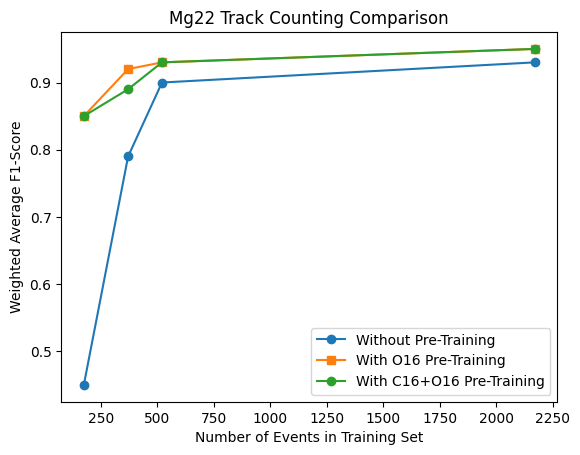
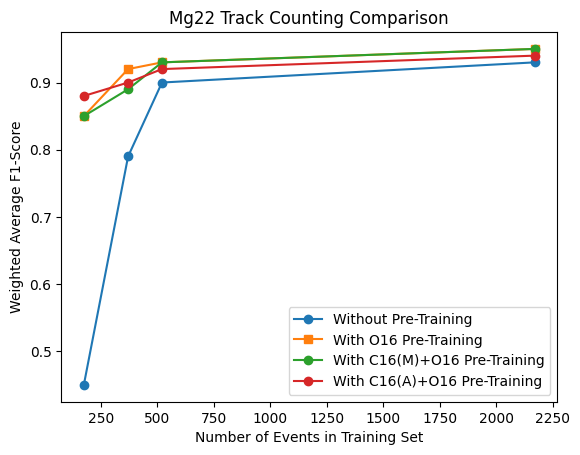
Unified diff of the notebook cell whose output changed from the first chart to the second:
--- before
+++ after
@@ -9,12 +9,17 @@
 y2 = [0.85, 0.92, 0.93, 0.95]
 
-# with C16+O16 pre-training
+# with C16+O16 pre-training, moderate filter
 x3 = [175, 371, 521, 2171]
 y3 = [0.85, 0.89, 0.93, 0.95]
+
+# with C16+O16 pre-training, aggressive filter
+x4 = [175, 371, 521, 2171]
+y4 = [0.88, 0.90, 0.92, 0.94]
 
 # Create the plot
 plt.plot(x1, y1, label='Without Pre-Training', marker='o')  # Add markers to each point
 plt.plot(x2, y2, label='With O16 Pre-Training', marker='s')  # Add markers to each point
-plt.plot(x3, y3, label='With C16+O16 Pre-Training', marker='o')  # Add markers to each point
+plt.plot(x3, y3, label='With C16(M)+O16 Pre-Training', marker='o')  # Add markers to each point
+plt.plot(x4, y4, label='With C16(A)+O16 Pre-Training', marker='o')  # Add markers to each point
 
 # Add titles and labels
@@ -25,5 +30,6 @@
 # Show the legend
 plt.legend()
-
+# Save the plot
+# plt.savefig('Mg22_Track_Comparison.png')
 # Display the plot
 plt.show()

Commit: modify